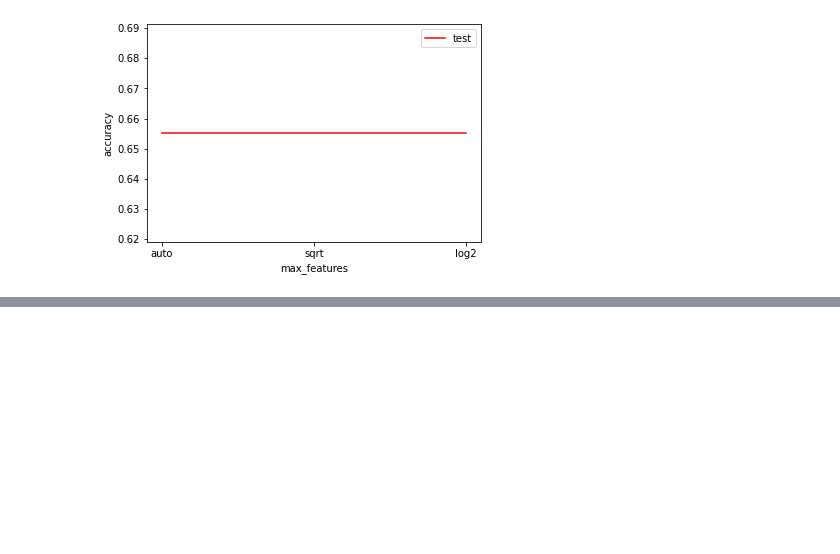
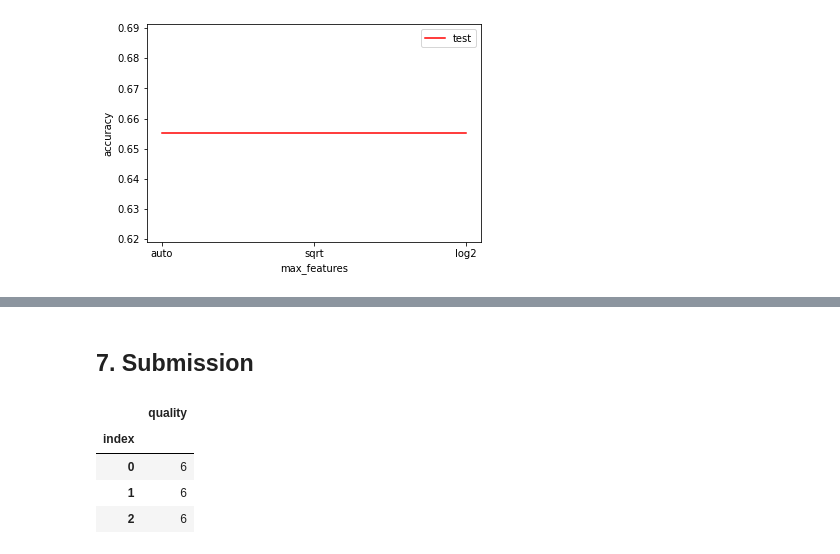
Before and after one commit to Park-Young-Bin/Python_Projects, a Jupyter notebook: 데이콘/[데이콘] 와인 품질 분류 (copy).ipynb, the cells around one changed output, grey strips where cells are left out. Saved outputs shown, nothing was run; the diff lists cells and outputs as text; code cells hidden in the pictures; blank space fills up the shorter version.

```diff
--- a/데이콘/[데이콘] 와인 품질 분류 (copy).ipynb
+++ b/데이콘/[데이콘] 와인 품질 분류 (copy).ipynb
@@ -749,0 +869,11 @@ for hp in lst_min_samples_split:
+# %% [markdown]
+## 7. Submission
+# %%
+submission['quality'] = pred
+submission.head(3)
+# %% [output]
+|  | quality |
+| index |  |
+| 0 | 6 |
+| 1 | 6 |
+| 2 | 6 |
```
Also changed, not shown: parts of 16 cells of this notebook.
